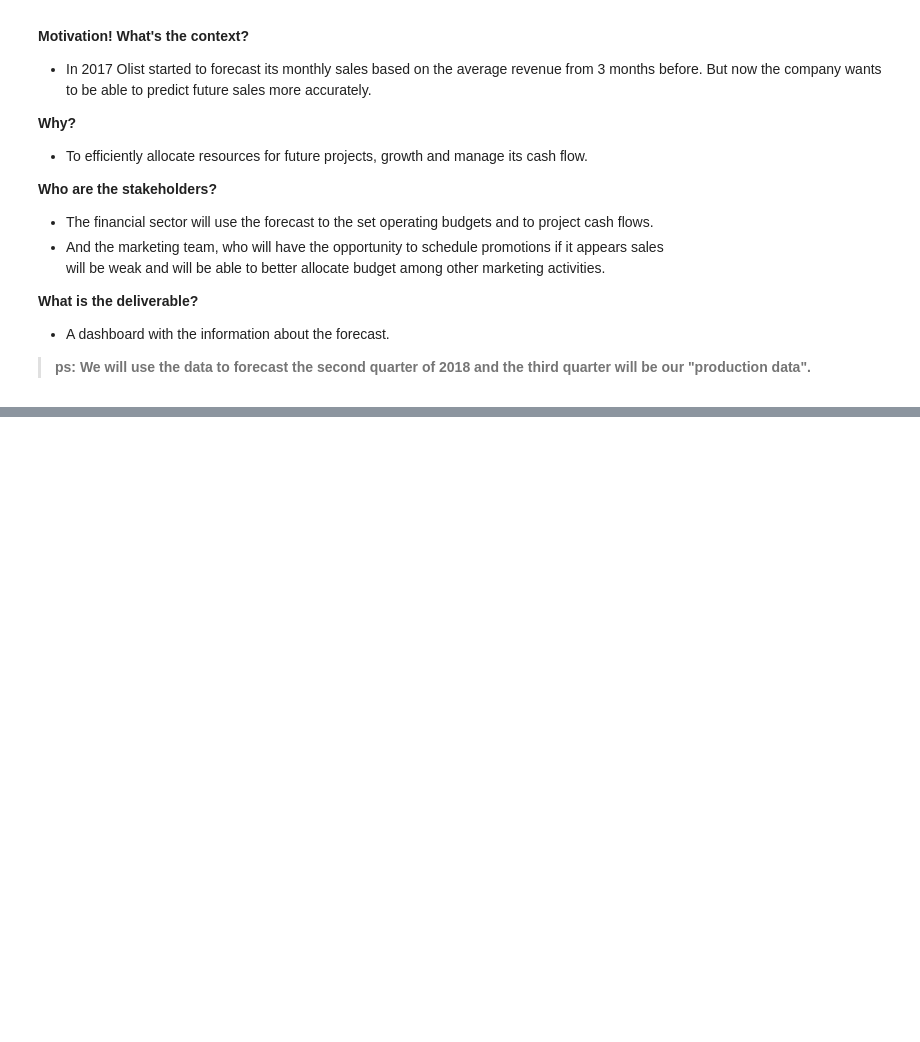
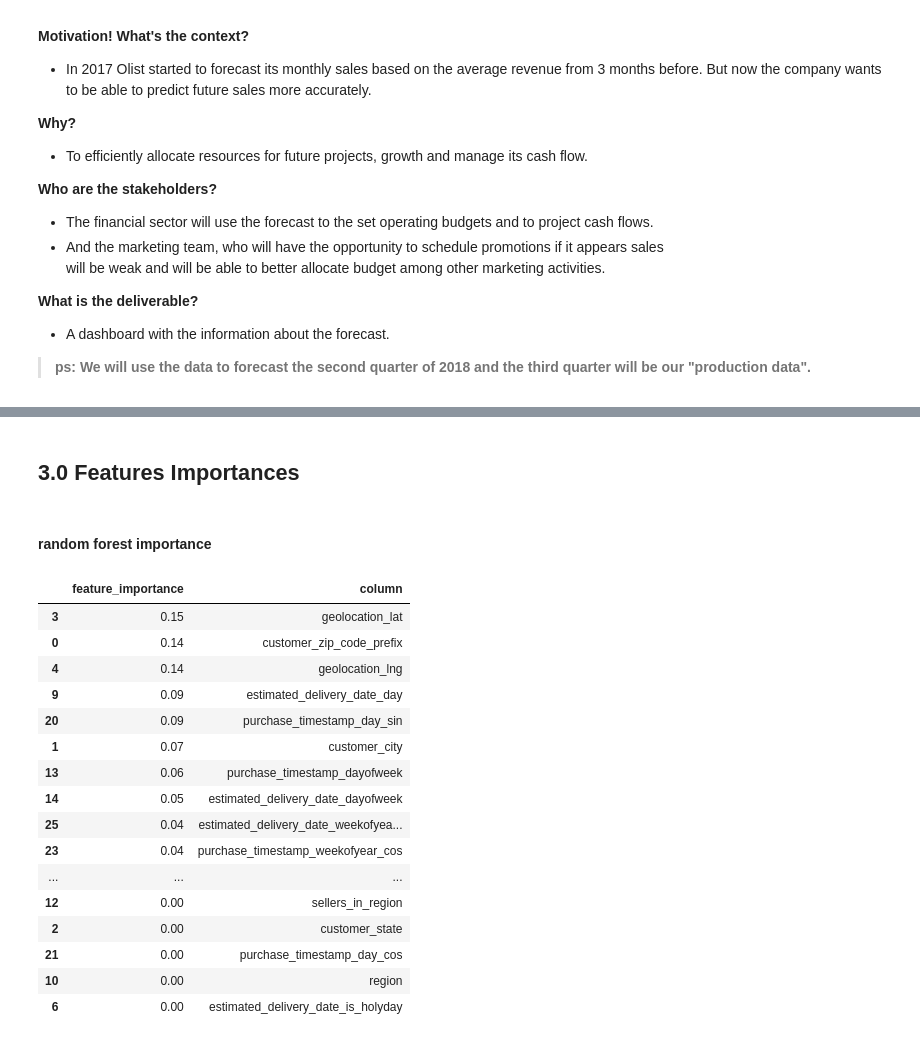
Before and after one commit to pauloreis-ds/olist, a Jupyter notebook: sales_prediction/notebooks/1.0-pr-sales-prediction-machine-learning.ipynb, the cells around one changed output, grey strips where cells are left out. Saved outputs shown, nothing was run; the diff lists cells and outputs as text; code cells hidden in the pictures; blank space fills up the shorter version.

```diff
--- a/sales_prediction/notebooks/1.0-pr-sales-prediction-machine-learning.ipynb
+++ b/sales_prediction/notebooks/1.0-pr-sales-prediction-machine-learning.ipynb
@@ -77,0 +245,25 @@ a.groupby(a['order_purchase_timestamp'].dt.month).sum().plot(figsize=(15,5))
+# %% [markdown]
+## 3.0 Features Importances
+# %% [markdown]
+#### random forest importance
+# %%
+feature_importance = pd.concat([pd.Series(rf.feature_importances_, name='feature_importance'), pd.Series(x_train.columns, name='column')], axis=1)
+feature_importance.round(2).sort_values('feature_importance', ascending=False)#.plot(kind='barh', x='column', figsize=(10,6));
+# %% [output]
+|  | feature_importance | column |
+| 3 | 0.15 | geolocation_lat |
+| 0 | 0.14 | customer_zip_code_prefix |
+| 4 | 0.14 | geolocation_lng |
+| 9 | 0.09 | estimated_delivery_date_day |
+| 20 | 0.09 | purchase_timestamp_day_sin |
+| 1 | 0.07 | customer_city |
+| 13 | 0.06 | purchase_timestamp_dayofweek |
+| 14 | 0.05 | estimated_delivery_date_dayofweek |
+| 25 | 0.04 | estimated_delivery_date_weekofyea... |
+| 23 | 0.04 | purchase_timestamp_weekofyear_cos |
+| ... | ... | ... |
+| 12 | 0.00 | sellers_in_region |
+| 2 | 0.00 | customer_state |
+| 21 | 0.00 | purchase_timestamp_day_cos |
+| 10 | 0.00 | region |
+| 6 | 0.00 | estimated_delivery_date_is_holyday |
```
Also changed, not shown: parts of 49 cells of this notebook.
